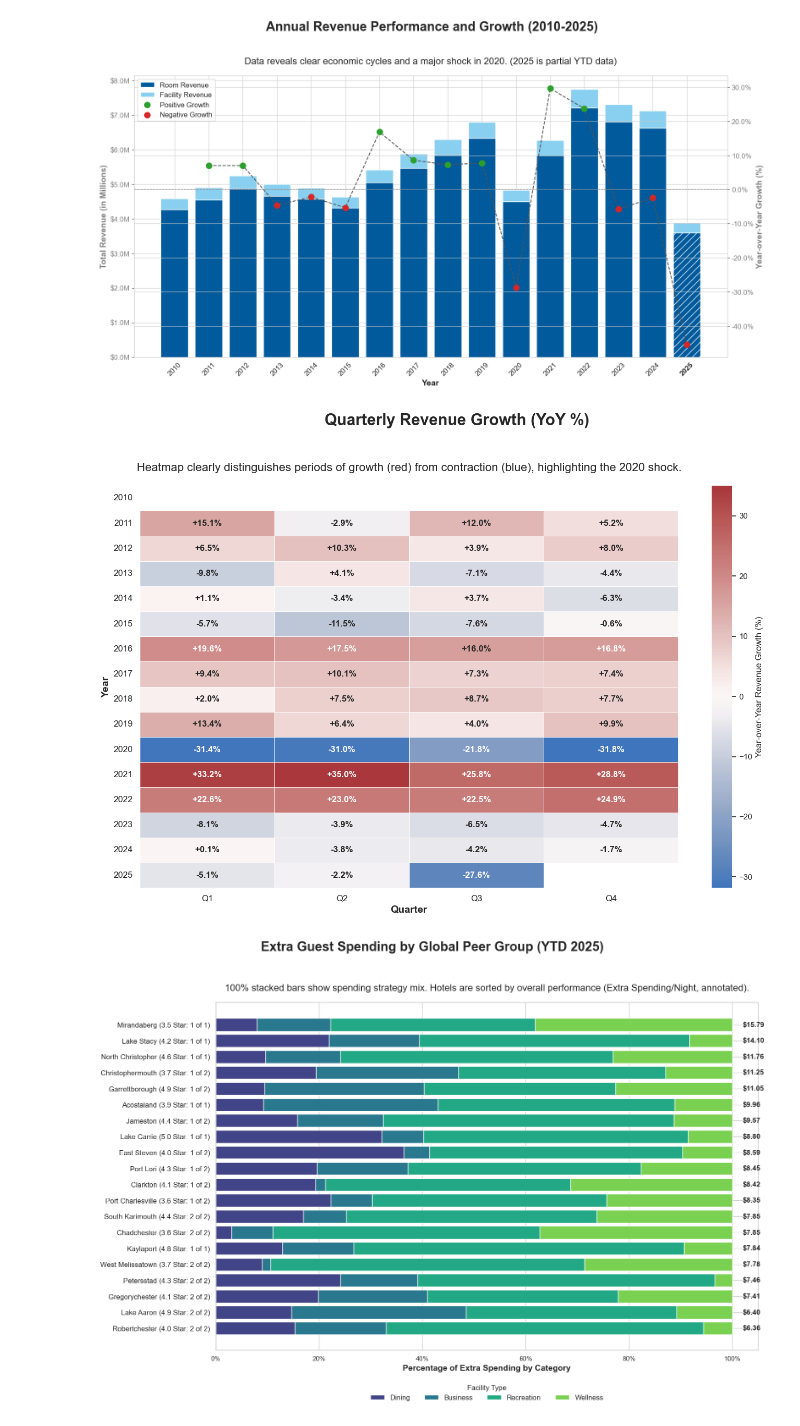
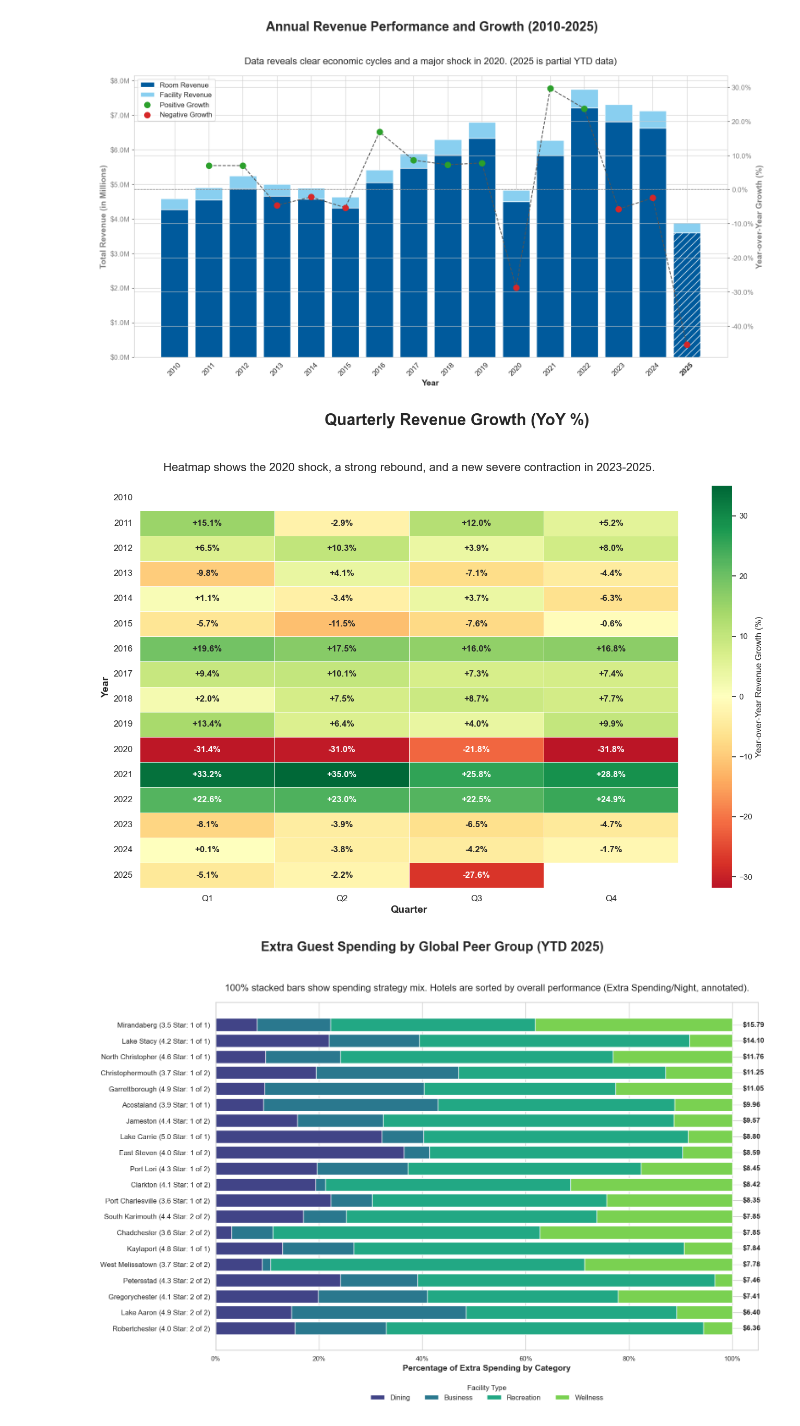
Before and after one commit to Brynlai/datawarehouse, a Jupyter notebook: bryan.ipynb, the cells around one changed output. Saved outputs shown, nothing was run; the diff lists cells and outputs as text; code cells hidden in the pictures.

```diff
--- a/bryan.ipynb
+++ b/bryan.ipynb
@@ -59,7 +59,7 @@ import matplotlib.pyplot as plt
 import seaborn as sns
 
 # --- 1. Data Preparation ---
-# Data is truncated to complete quarters for accurate visualization
+# This data is from your latest SQL output and is correct.
 data = [
     [2010, 'Q1', 664297, None], [2010, 'Q2', 849219, None], [2010, 'Q3', 1161725, None], [2010, 'Q4', 1582355, None],
     [2011, 'Q1', 764382, 15.1], [2011, 'Q2', 824532, -2.9], [2011, 'Q3', 1301645, 12.0], [2011, 'Q4', 1664706, 5.2],
@@ -77,36 +77,43 @@ data = [
     [2023, 'Q1', 1092741, -8.1], [2023, 'Q2', 1319069, -3.9], [2023, 'Q3', 1906670, -6.5], [2023, 'Q4', 2483245, -4.7],
     [2024, 'Q1', 1093580, 0.1], [2024, 'Q2', 1268490, -3.8], [2024, 'Q3', 1826067, -4.2], [2024, 'Q4', 2441238, -1.7],
     # For visualization, only include complete quarters from 2025.
     [2025, 'Q1', 1038285, -5.1], [2025, 'Q2', 1241085, -2.2], [2025, 'Q3', 1322398, -27.6]
 ]
 columns = ['Year', 'Qtr', 'Room_Revenue', 'Rev_YoY_Pct']
 df = pd.DataFrame(data, columns=columns)
 
 # --- 2. Visualization ---
 heatmap_data = df.pivot(index='Year', columns='Qtr', values='Rev_YoY_Pct')
 annot_data = heatmap_data.applymap(lambda x: f'{x:+.1f}%' if pd.notna(x) else '')
 
 sns.set_theme(style="white")
 plt.figure(figsize=(14, 10))
 
+# 'RdYlGn' (Red-Yellow-Green) is a great choice for positive/negative values.
+# We reverse it by adding '_r' so that Red is negative and Green is positive.
 ax = sns.heatmap(
-    heatmap_data, annot=annot_data, fmt='s', cmap='vlag', center=0,
-    linewidths=.5, cbar_kws={'label': 'Year-over-Year Revenue Growth (%)'},
+    heatmap_data,
+    annot=annot_data,
+    fmt='s',
+    cmap='RdYlGn', # Using the more intuitive Red/Yellow/Green colormap
+    center=0,
+    linewidths=.5,
+    cbar_kws={'label': 'Year-over-Year Revenue Growth (%)'},
     annot_kws={"size": 12, "weight": "bold"}
 )
 
 # --- 3. Final Touches ---
 ax.figure.suptitle('Quarterly Revenue Growth (YoY %)', fontsize=22, fontweight='bold')
 ax.set_title('Heatmap shows the 2020 shock, a strong rebound, and a new severe contraction in 2023-2025.', fontsize=16, pad=20)
 ax.set_xlabel('Quarter', fontsize=14, fontweight='bold')
 ax.set_ylabel('Year', fontsize=14, fontweight='bold')
 ax.tick_params(axis='x', labelsize=12)
 ax.tick_params(axis='y', labelsize=12, rotation=0)
 
 plt.tight_layout(rect=[0, 0, 1, 0.95])
 plt.show()
 # %% [output]
-[figure, old version]
+[figure, new version]
 # %%
 import pandas as pd
 import matplotlib.pyplot as plt
```
